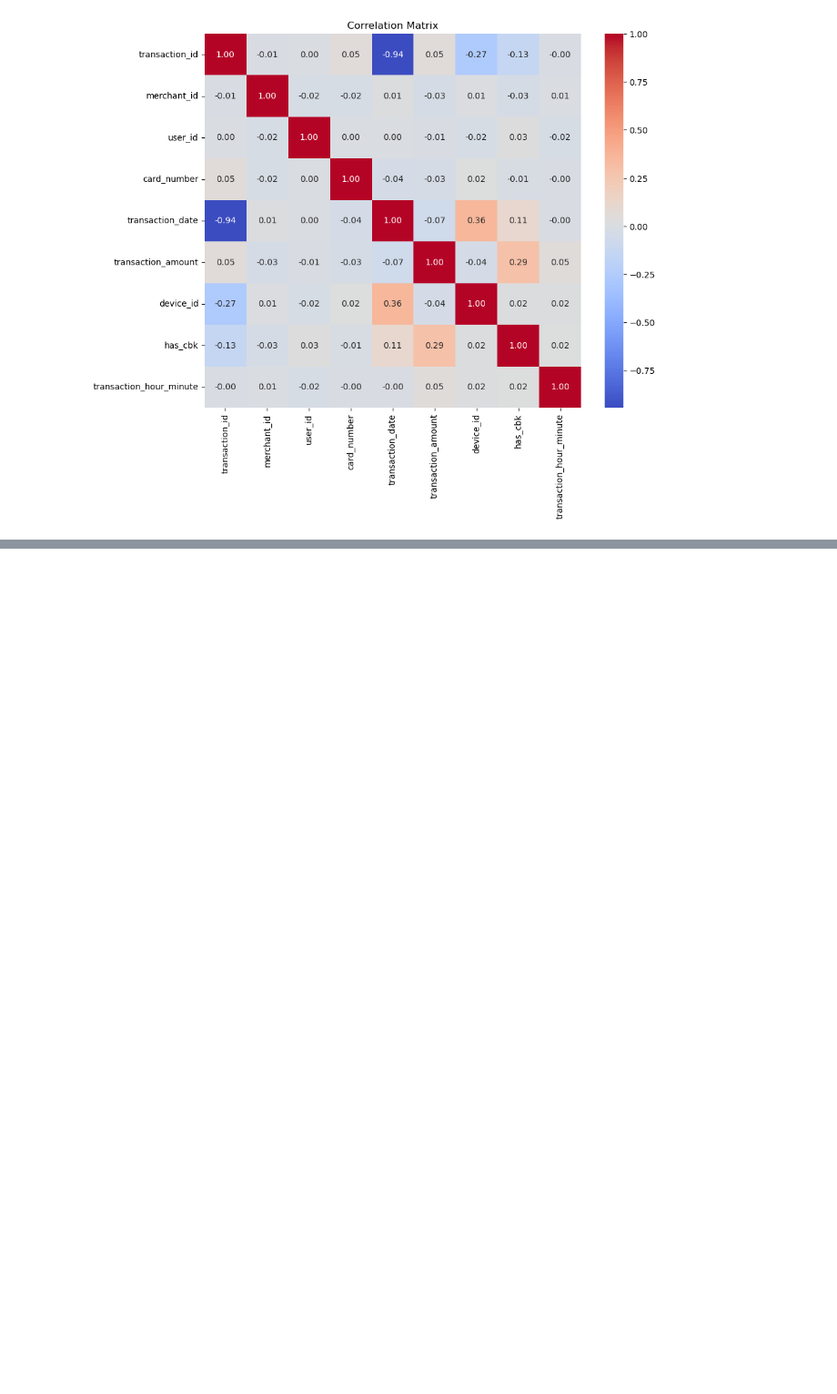
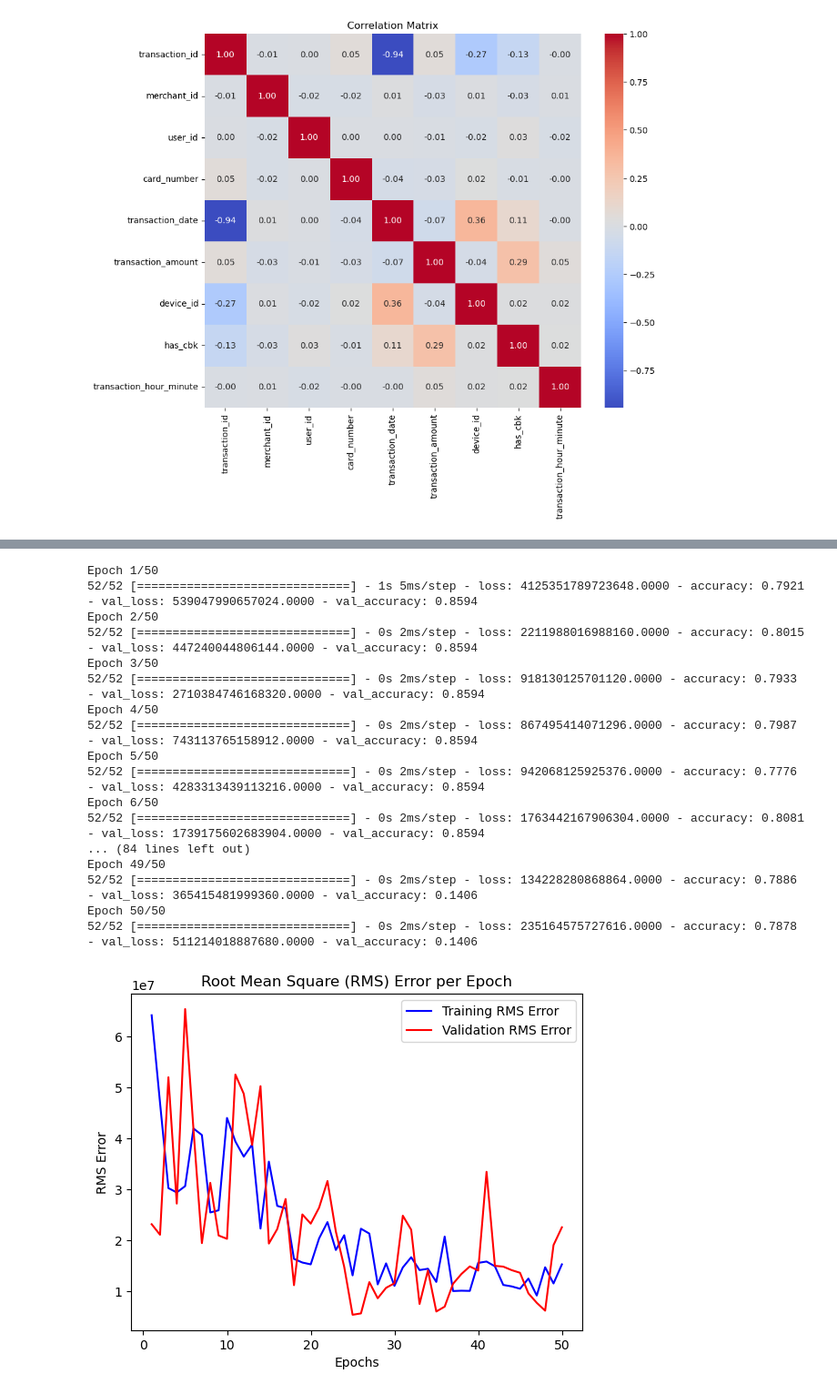
Before and after one commit to ViniSSBrandao/Chargeback-Detection, a Jupyter notebook: index.ipynb, the cells around one changed output, grey strips where cells are left out. Shown: that part at 91% size. Drawn from its saved outputs; the diff is of its cells as text; code cells hidden in the pictures; blank space fills up the shorter version.

```diff
--- a/index.ipynb
+++ b/index.ipynb
@@ -139,13 +246,6 @@ from sklearn.model_selection import train_test_split
 from sklearn.preprocessing import StandardScaler
 from sklearn.linear_model import LogisticRegression
 from sklearn.metrics import classification_report
-
-# Data preprocessing
-scaler = StandardScaler()
-X_scaled = scaler.fit_transform(X)
-
-# Split dataset into training and testing sets
-X_train, X_test, y_train, y_test = train_test_split(X_scaled, y, test_size=0.2, random_state=45)
 
 # Model training
 model = LogisticRegression()
@@ -197,0 +282,53 @@ ModuleNotFoundError: No module named 'tensorflow'
+# %%
+
+# Define the model architecture
+model = Sequential([
+    Dense(128, activation='relu', input_shape=(8,)),
+    Dense(64, activation='relu'),
+    Dense(32, activation='relu'),
+    # Dense(8, activation='relu'),
+    Dense(1, activation='sigmoid')
+])
+
+# Compile the model
+model.compile(optimizer='Adam', loss='binary_crossentropy', metrics=['accuracy'])
+
+history = model.fit(X_train, y_train, epochs=50, batch_size=50, validation_data=(X_test, y_test))
+
+# Extract the loss and validation loss from the history
+loss = history.history['loss']
+val_loss = history.history['val_loss']
+
+# Calculate the Root Mean Square (RMS) error from the loss
+rms_error = np.sqrt(loss)
+val_rms_error = np.sqrt(val_loss)
+
+
+# Plot the RMS error per epoch
+epochs = range(1, len(loss) + 1)
+plt.plot(epochs, rms_error, 'b', label='Training RMS Error')
+plt.plot(epochs, val_rms_error, 'r', label='Validation RMS Error')
+plt.title('Root Mean Square (RMS) Error per Epoch')
+plt.xlabel('Epochs')
+plt.ylabel('RMS Error')
+plt.legend()
+plt.show()
+# %% [output]
+Epoch 1/50
+52/52 [==============================] - 1s 5ms/step - loss: 4125351789723648.0000 - accuracy: 0.7921 - val_loss: 539047990657024.0000 - val_accuracy: 0.8594
+Epoch 2/50
+52/52 [==============================] - 0s 2ms/step - loss: 2211988016988160.0000 - accuracy: 0.8015 - val_loss: 447240044806144.0000 - val_accuracy: 0.8594
+Epoch 3/50
+52/52 [==============================] - 0s 2ms/step - loss: 918130125701120.0000 - accuracy: 0.7933 - val_loss: 2710384746168320.0000 - val_accuracy: 0.8594
+Epoch 4/50
+52/52 [==============================] - 0s 2ms/step - loss: 867495414071296.0000 - accuracy: 0.7987 - val_loss: 743113765158912.0000 - val_accuracy: 0.8594
+Epoch 5/50
+52/52 [==============================] - 0s 2ms/step - loss: 942068125925376.0000 - accuracy: 0.7776 - val_loss: 4283313439113216.0000 - val_accuracy: 0.8594
+Epoch 6/50
+52/52 [==============================] - 0s 2ms/step - loss: 1763442167906304.0000 - accuracy: 0.8081 - val_loss: 1739175602683904.0000 - val_accuracy: 0.8594
+... (84 lines left out)
+Epoch 49/50
+52/52 [==============================] - 0s 2ms/step - loss: 134228280868864.0000 - accuracy: 0.7886 - val_loss: 365415481999360.0000 - val_accuracy: 0.1406
+Epoch 50/50
+52/52 [==============================] - 0s 2ms/step - loss: 235164575727616.0000 - accuracy: 0.7878 - val_loss: 511214018887680.0000 - val_accuracy: 0.1406
+[figure, added]
```
Also changed, not shown: parts of 18 cells of this notebook, 1 other file.
